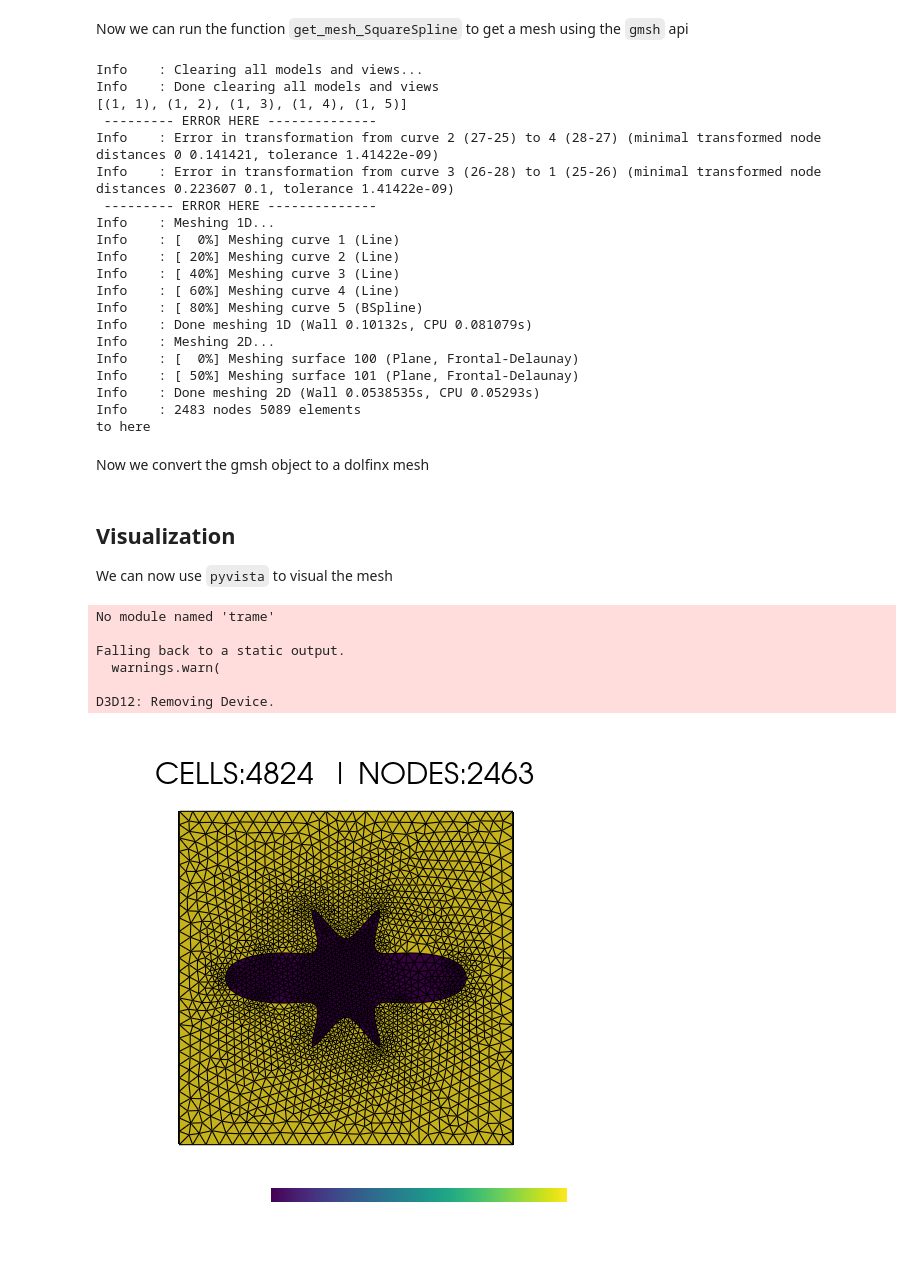
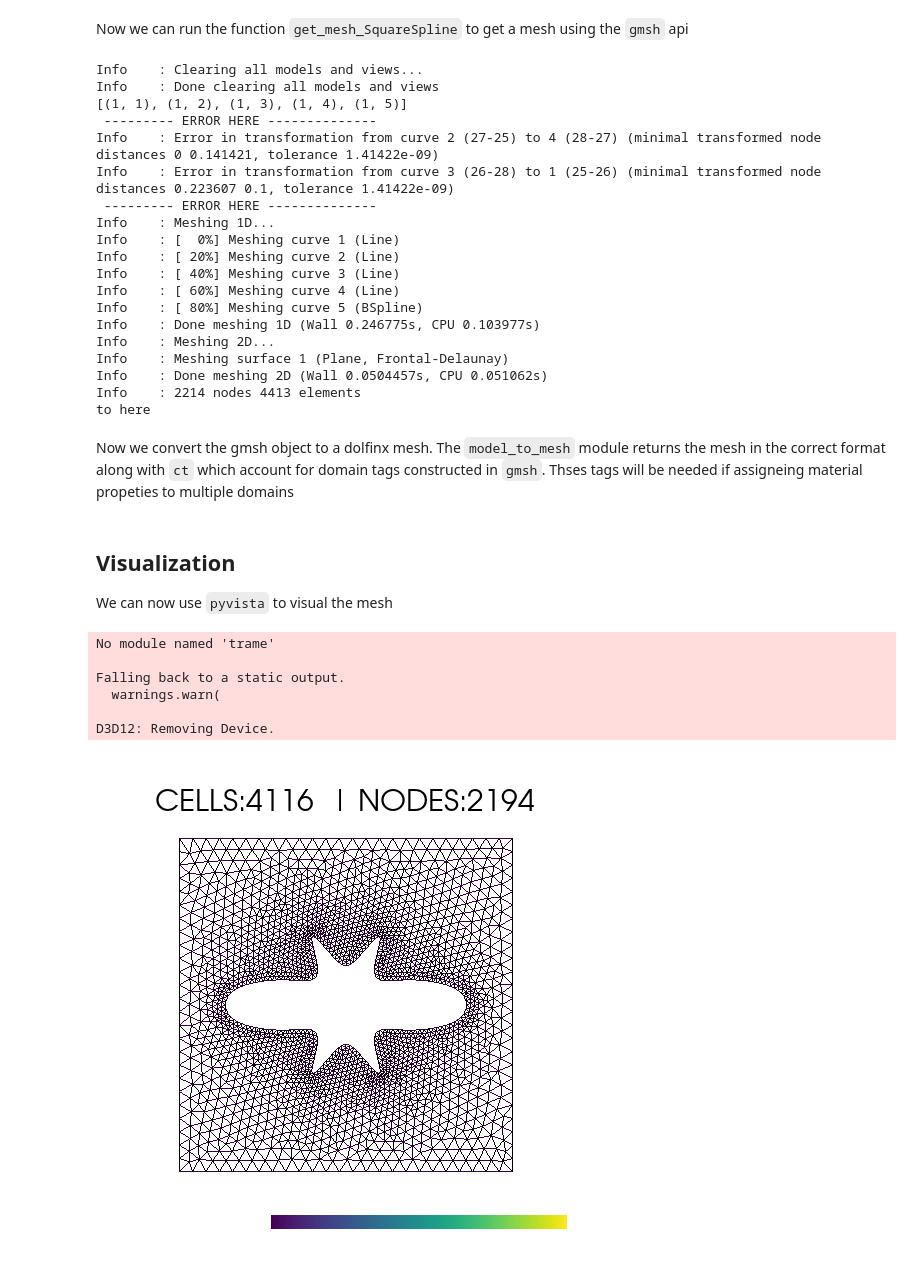
Before and after one commit to jtempelman95/fenonics, a Jupyter notebook: Topology Optimization/RepoCodes/TutorialNotebook.ipynb, the cells around one changed output. Cells and saved outputs as stored; diff of their text form; code cells hidden in the pictures.

```diff
--- a/Topology Optimization/RepoCodes/TutorialNotebook.ipynb
+++ b/Topology Optimization/RepoCodes/TutorialNotebook.ipynb
@@ -127,9 +127,10 @@ fspace  = 'CG'
 Now we can run the function  `get_mesh_SquareSpline` to get a mesh using the `gmsh` api
 # %%
 meshalg                 = 6
+cut = False
 gmsh.model, xpt, ypt    = get_mesh_SquareSpline(a_len ,da,r,Nquads,offset,meshalg,
                                                 refinement_level,refinement_dist,
-                                                isrefined = True, cut = False)
+                                                isrefined = True, cut = True)
 # %% [output]
 Info    : Clearing all models and views...
 Info    : Done clearing all models and views
@@ -144,15 +145,14 @@ Info    : [ 20%] Meshing curve 2 (Line)
 Info    : [ 40%] Meshing curve 3 (Line)
 Info    : [ 60%] Meshing curve 4 (Line)
 Info    : [ 80%] Meshing curve 5 (BSpline)
-Info    : Done meshing 1D (Wall 0.10132s, CPU 0.081079s)
+Info    : Done meshing 1D (Wall 0.246775s, CPU 0.103977s)
 Info    : Meshing 2D...
-Info    : [  0%] Meshing surface 100 (Plane, Frontal-Delaunay)
-Info    : [ 50%] Meshing surface 101 (Plane, Frontal-Delaunay)
-Info    : Done meshing 2D (Wall 0.0538535s, CPU 0.05293s)
-Info    : 2483 nodes 5089 elements
+Info    : Meshing surface 1 (Plane, Frontal-Delaunay)
+Info    : Done meshing 2D (Wall 0.0504457s, CPU 0.051062s)
+Info    : 2214 nodes 4413 elements
 to here
-# %% [markdown]
-Now we convert the gmsh object to a dolfinx mesh
+# %% [markdown]
+Now we convert the gmsh object to a dolfinx mesh. The `model_to_mesh` module returns the mesh in the correct format along with `ct` which account for domain tags constructed in `gmsh`. Thses tags will be needed if assigneing material propeties to multiple domains
 # %%
 #################################################################
 #            Import to dolfinx and save as xdmf                 #
@@ -170,24 +170,25 @@ We can now use `pyvista` to visual the mesh
 # %%
 V = FunctionSpace(mesh,(fspace,1))
 v = Function(V)
 pyvista.global_theme.font.title_size  = 10
 plotter = pyvista.Plotter(window_size=(500,500))
 grid = pyvista.UnstructuredGrid(*create_vtk_mesh(mesh, mesh.topology.dim))
 num_local_cells = mesh.topology.index_map(mesh.topology.dim).size_local
 grid.cell_data["Marker"] = 1-ct.values[ct.indices<num_local_cells]
 grid.set_active_scalars("Marker")
-actor = plotter.add_mesh(grid, color = 'w', show_edges=True, line_width= 2, edge_color= 'k', style='wireframe')
-actor = plotter.add_mesh(grid, show_edges=True, line_width= 1, edge_color= 'k')
+# actor = plotter.add_mesh(grid, color = 'w', show_edges=True, line_width= 2, edge_color= 'k', style='wireframe')
+actor = plotter.add_mesh(grid, style='wireframe')
+# actor = plotter.add_mesh(grid, show_edges=True, line_width= 1, edge_color= 'k')
 plotter.set_background('white', top='white')
 plotter.view_xy()
 plotter.camera.tight(padding=0.5)
 plotter.add_title('CELLS:'+str(ct.values.shape[0])+ '  | NODES:'+str(v.vector[:].shape[0]), color = 'k', font_size = 12)
 plotter.show()
 # %% [output]
 No module named 'trame'
 
 Falling back to a static output.
   warnings.warn(
 
 D3D12: Removing Device.
-[figure, old version]
+[figure, new version]
```
Also changed, not shown: parts of 10 cells of this notebook, 7 other files.
